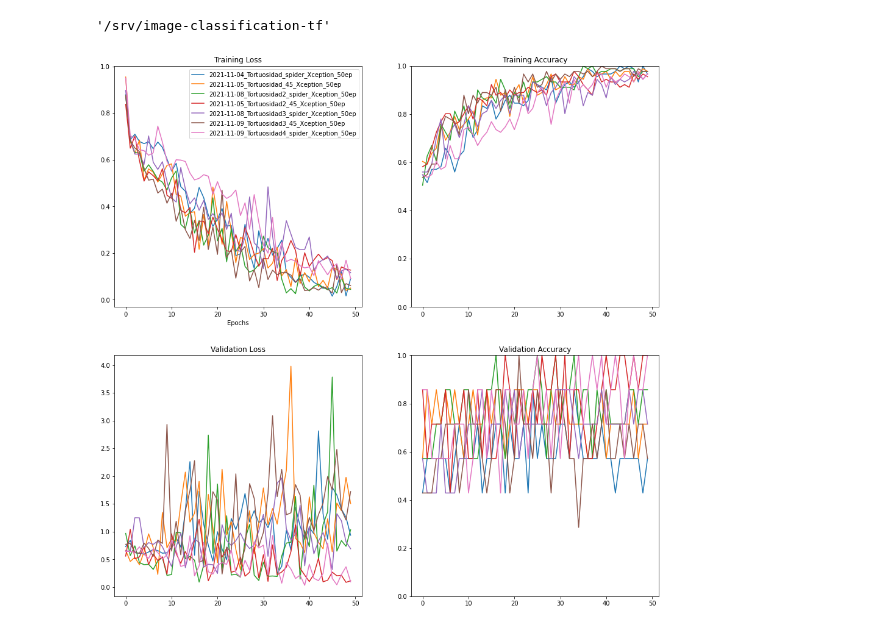
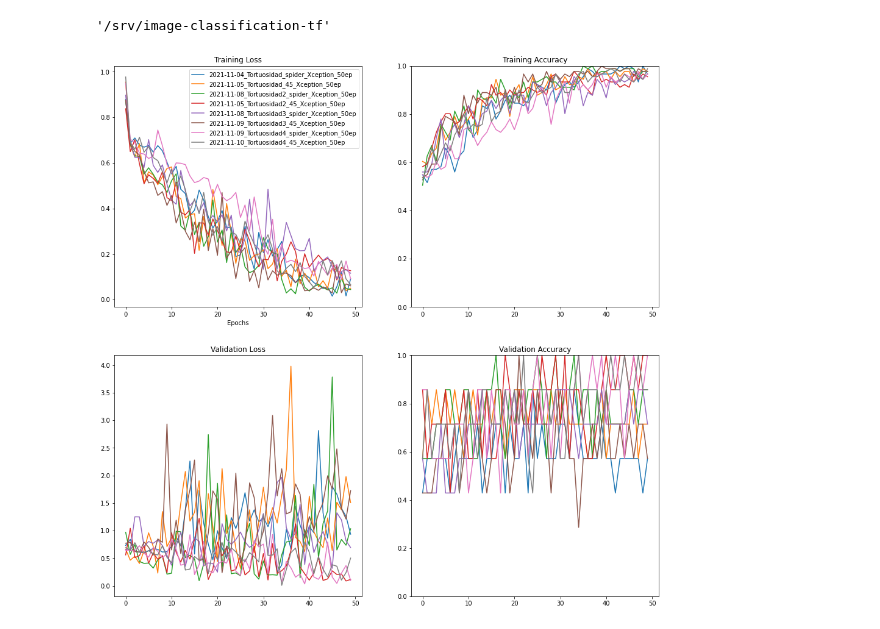
Before and after one commit to MiriamCobo/CoronaryArteries, a Jupyter notebook: notebooks/2.0-Model_training.ipynb, the cells around one changed output. Saved outputs shown, nothing was run; the diff lists cells and outputs as text; code cells hidden in the pictures.

```diff
--- a/notebooks/2.0-Model_training.ipynb
+++ b/notebooks/2.0-Model_training.ipynb
@@ -98,14 +98,15 @@ pwd
 # %%
 from imgclas.plot_utils import multi_training_plots
 
 TIMESTAMPS = ['2021-11-04_Tortuosidad_spider_Xception_50ep',
               '2021-11-05_Tortuosidad_45_Xception_50ep',
               '2021-11-08_Tortuosidad2_spider_Xception_50ep',
              '2021-11-05_Tortuosidad2_45_Xception_50ep',
              '2021-11-08_Tortuosidad3_spider_Xception_50ep',
              '2021-11-09_Tortuosidad3_45_Xception_50ep',
-             '2021-11-09_Tortuosidad4_spider_Xception_50ep']
+             '2021-11-09_Tortuosidad4_spider_Xception_50ep',
+             '2021-11-10_Tortuosidad4_45_Xception_50ep']
 
 multi_training_plots(timestamps=TIMESTAMPS)
 # %% [output]
-[figure, old version]
+[figure, new version]
```
Also changed, not shown: parts of 3 cells of this notebook, 5 other files.
